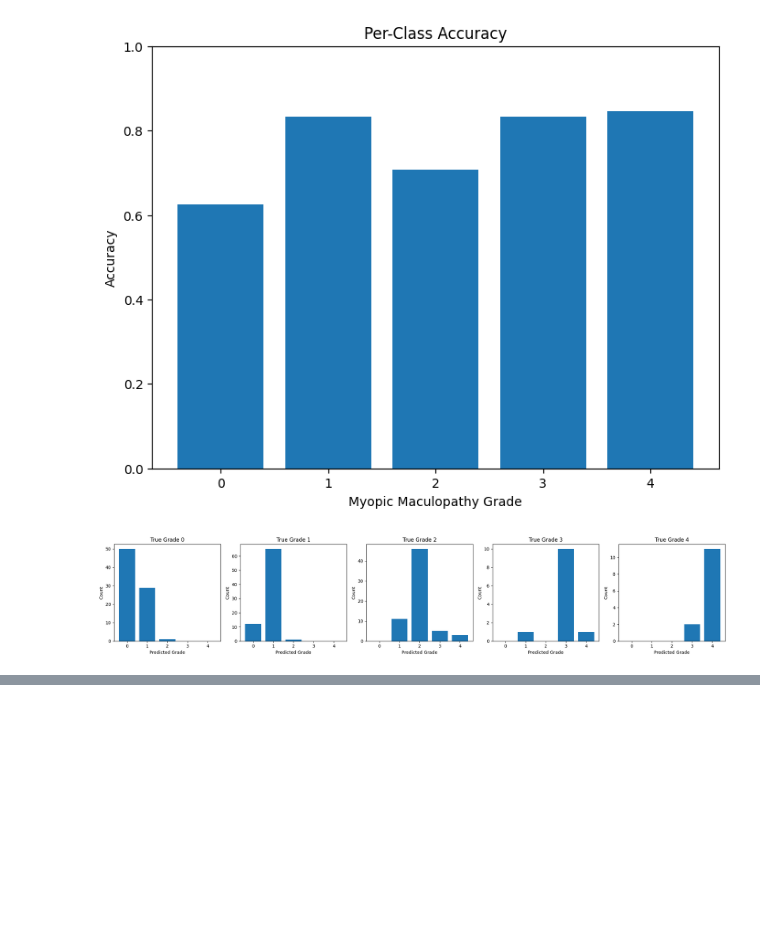
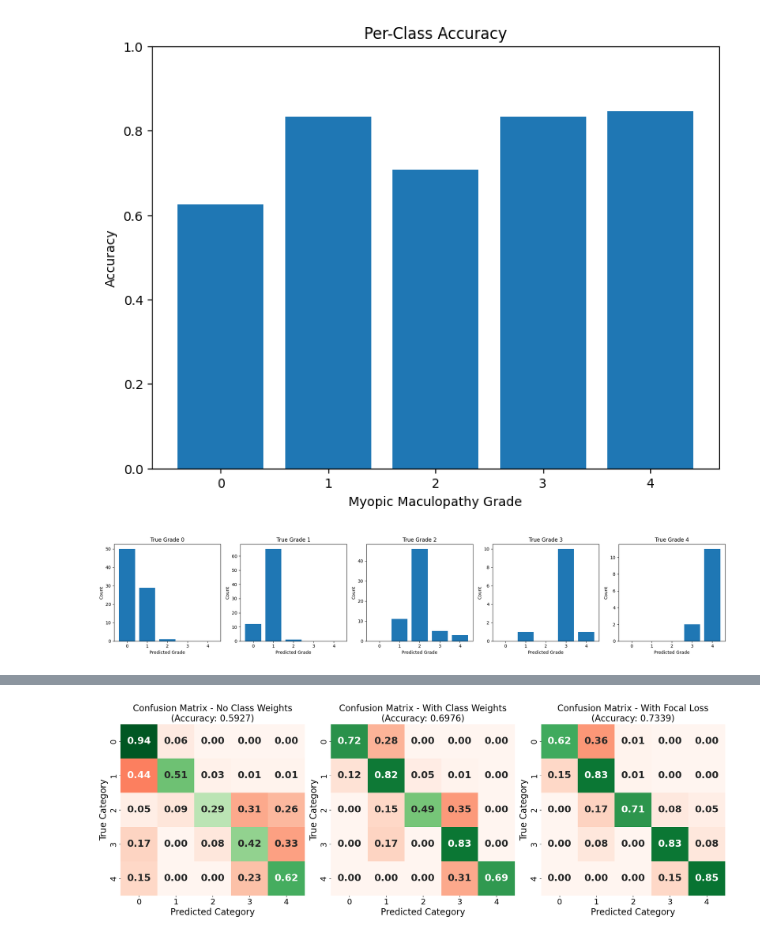
Before and after one commit to thuitema0/MPHY0050, a Jupyter notebook: Task2.ipynb, the cells around one changed output, grey strips where cells are left out. Drawn from its saved outputs; the diff is of its cells as text; code cells hidden in the pictures; blank space fills up the shorter version.

Commit message:
Task updates + seaborn added

```diff
--- a/Task2.ipynb
+++ b/Task2.ipynb
@@ -817,0 +818,70 @@ plot_confusion_matrix(model_focal_loss, test_dataloader)
+# %%
+# calculate overall test accuracy for each model:
+def compute_overall_accuracy(model, dataloader):
+    model.eval()
+    correct = 0
+    total = 0
+    with torch.no_grad():
+        for images, labels in dataloader:
+            images = images.to(device)
+            labels = labels.to(device, dtype=torch.long)
+            outputs = model(images)
+            _, predicted = torch.max(outputs, 1)
+            correct += (predicted == labels).sum().item()
+            total += labels.size(0)
+    return correct / total if total > 0 else 0
+
+def plot_all_confusion_matrices_seaborn(models, dataloader, model_names, figsize=(20, 7)):
+    import seaborn as sns
+    fig, axes = plt.subplots(1, len(models), figsize=figsize)
+    for idx, model in enumerate(models):
+        model.eval()
+        all_labels = []
+        all_preds = []
+
+        with torch.no_grad():
+            for images, labels in dataloader:
+                images = images.to(device)
+                labels = labels.to(device, dtype=torch.long)
+                outputs = model(images)
+                _, predicted = torch.max(outputs, 1)
+                all_labels.extend(labels.cpu().numpy())
+                all_preds.extend(predicted.cpu().numpy())
+
+        cm = confusion_matrix(all_labels, all_preds, normalize='true')
+
+        # mask for off diagonals to allow different color schemes for correct/incorrect
+        off_diag_mask = np.eye(*cm.shape, dtype=bool)
+
+        sns.heatmap(cm, annot=True, fmt=".2f", cmap="Greens", ax=axes[idx],
+                    mask=~off_diag_mask, cbar=False, vmin=0, vmax=1)
+        sns.heatmap(cm, annot=True, fmt=".2f", cmap="Reds", ax=axes[idx],
+                    mask=off_diag_mask, cbar=False, vmin=0, vmax=1)
+
+        # calculate overall accuracy for this model and show in title:
+        overall_accuracy = compute_overall_accuracy(model, dataloader)
+
+        axes[idx].set_title(f"Confusion Matrix - {model_names[idx]}\n(Accuracy: {overall_accuracy:.4f})", fontsize=20)
+        axes[idx].set_xlabel("Predicted Category", fontsize=20)
+        axes[idx].set_ylabel("True Category", fontsize=20)
+
+        # bigger annotation size:
+        for text in axes[idx].texts:
+            text.set_fontsize(22)
+            text.set_fontweight("bold")
+
+        # bigger ticks:
+        axes[idx].tick_params(axis="both", which="major", labelsize=18)
+
+    plt.tight_layout()
+    plt.show()
+
+
+# plot confusion matrices for all 3 models:
+plot_all_confusion_matrices_seaborn(
+    models=[model, model_class_imbalance, model_focal_loss],
+    dataloader=test_dataloader,
+    model_names=["No Class Weights", "With Class Weights", "With Focal Loss"]
+)
+# %% [output]
+[figure, added]
```
Also changed, not shown: parts of 11 cells of this notebook, 3 other files.
